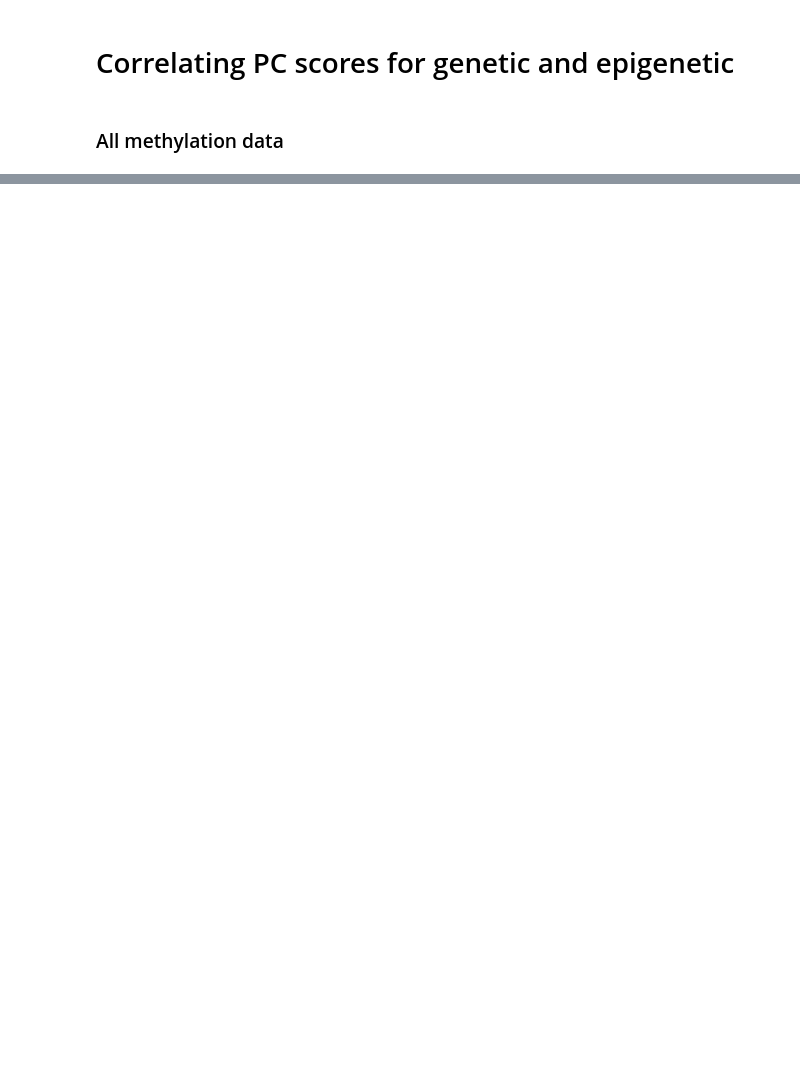
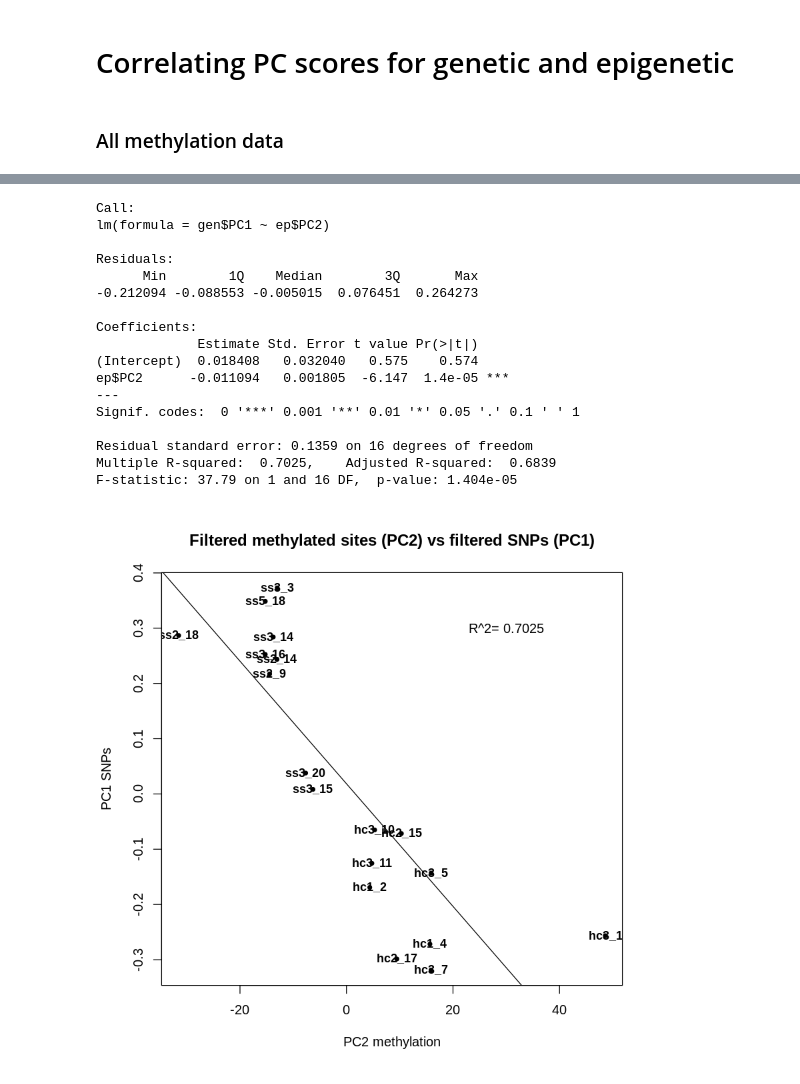
Before and after one commit to sr320/paper-oly-mbdbs-gen, a Jupyter notebook: code/MBD_samples_genetic_analysisHCSS.ipynb, the cells around one changed output, grey strips where cells are left out. Cells and saved outputs as stored; diff of their text form; code cells hidden in the pictures; blank space fills up the shorter version.

```diff
--- a/code/MBD_samples_genetic_analysisHCSS.ipynb
+++ b/code/MBD_samples_genetic_analysisHCSS.ipynb
@@ -521,0 +742,9 @@ ep
+# %%
+%expand
+gen <- read.table("Results/{SUFFIX}pca_covMat.tsv",)
+mbdorder = c("hc1_2","hc1_4","hc2_15","hc2_17","hc3_1","hc3_10","hc3_11","hc3_5","hc3_7",
+        "ss2_14","ss2_18","ss2_9","ss3_14","ss3_15","ss3_16","ss3_20","ss3_3","ss5_18")
+rownames(gen) <- mbdorder
+gen
+#make sure ep and gen in same order
+ep <- ep[mbdorder,]
@@ -521,0 +769,28 @@ ep
+# %%
+plot(ep$PC2,gen$PC1, pch=20,cex=1,xlab = "PC2 methylation", ylab = "PC1 SNPs")
+title("Filtered methylated sites (PC2) vs filtered SNPs (PC1)")
+summary(lm(gen$PC1~ep$PC2),)
+R2 = round(summary(lm(gen$PC1~ep$PC2))$r.squared, 4)
+#image(dens, col=transp(myPal(300),.7), add=TRUE)
+abline(lm(gen$PC1~ep$PC2))
+text(30,0.3,label=paste("R^2=",R2))
+text(ep$PC2,gen$PC1, labels=rownames(ep), cex=0.9, font=2)
+# %% [output]
+Call:
+lm(formula = gen$PC1 ~ ep$PC2)
+
+Residuals:
+      Min        1Q    Median        3Q       Max
+-0.212094 -0.088553 -0.005015  0.076451  0.264273
+
+Coefficients:
+             Estimate Std. Error t value Pr(>|t|)
+(Intercept)  0.018408   0.032040   0.575    0.574
+ep$PC2      -0.011094   0.001805  -6.147  1.4e-05 ***
+---
+Signif. codes:  0 '***' 0.001 '**' 0.01 '*' 0.05 '.' 0.1 ' ' 1
+
+Residual standard error: 0.1359 on 16 degrees of freedom
+Multiple R-squared:  0.7025,    Adjusted R-squared:  0.6839
+F-statistic: 37.79 on 1 and 16 DF,  p-value: 1.404e-05
+[figure, added]
```
Also changed, not shown: parts of 47 cells of this notebook.
